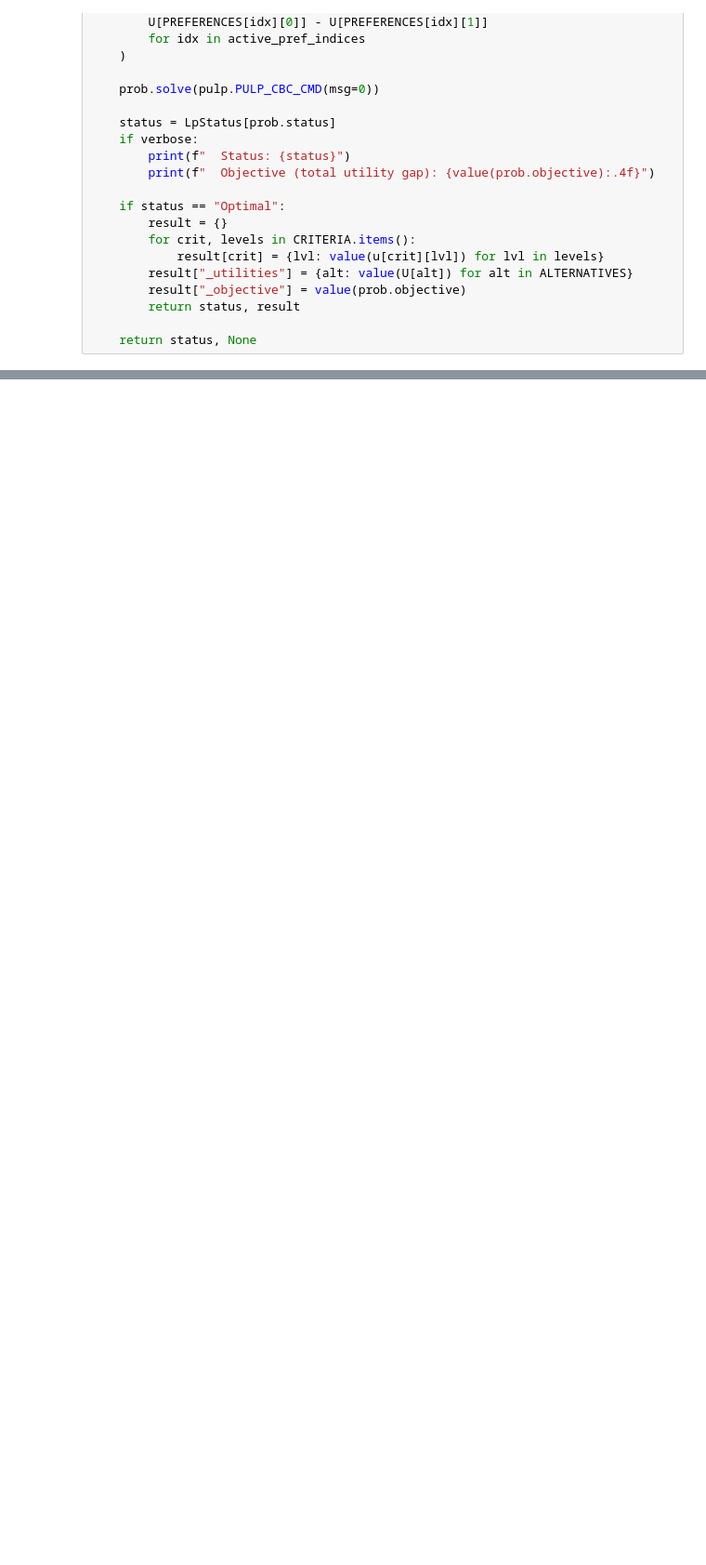
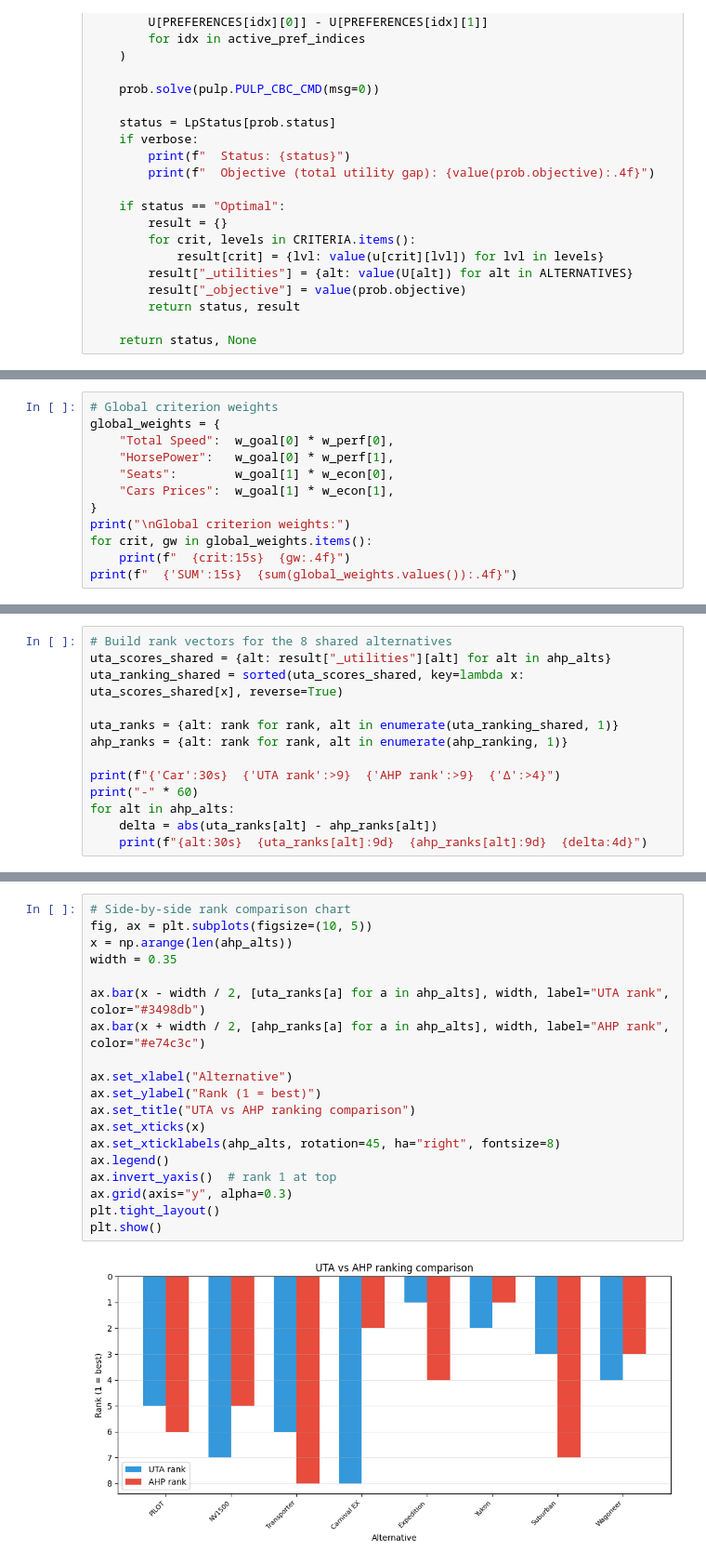
Before and after one commit to aleksanderhanski/decision-analysis-uta, a Jupyter notebook: project1.ipynb, the cells around one changed output, grey strips where cells are left out. Shown at 93% size. Drawn from its saved outputs; the diff is of its cells as text; blank space fills up the shorter version.

```diff
--- a/project1.ipynb
+++ b/project1.ipynb
@@ -768,0 +955,12 @@ plt.show()
+# %%
+# Global criterion weights
+global_weights = {
+    "Total Speed":  w_goal[0] * w_perf[0],
+    "HorsePower":   w_goal[0] * w_perf[1],
+    "Seats":        w_goal[1] * w_econ[0],
+    "Cars Prices":  w_goal[1] * w_econ[1],
+}
+print("\nGlobal criterion weights:")
+for crit, gw in global_weights.items():
+    print(f"  {crit:15s}  {gw:.4f}")
+print(f"  {'SUM':15s}  {sum(global_weights.values()):.4f}")
@@ -768,0 +1239,13 @@ plt.show()
+# %%
+# Build rank vectors for the 8 shared alternatives
+uta_scores_shared = {alt: result["_utilities"][alt] for alt in ahp_alts}
+uta_ranking_shared = sorted(uta_scores_shared, key=lambda x: uta_scores_shared[x], reverse=True)
+
+uta_ranks = {alt: rank for rank, alt in enumerate(uta_ranking_shared, 1)}
+ahp_ranks = {alt: rank for rank, alt in enumerate(ahp_ranking, 1)}
+
+print(f"{'Car':30s}  {'UTA rank':>9}  {'AHP rank':>9}  {'Δ':>4}")
+print("-" * 60)
+for alt in ahp_alts:
+    delta = abs(uta_ranks[alt] - ahp_ranks[alt])
+    print(f"{alt:30s}  {uta_ranks[alt]:9d}  {ahp_ranks[alt]:9d}  {delta:4d}")
@@ -768,0 +1292,21 @@ plt.show()
+# %%
+# Side-by-side rank comparison chart
+fig, ax = plt.subplots(figsize=(10, 5))
+x = np.arange(len(ahp_alts))
+width = 0.35
+
+ax.bar(x - width / 2, [uta_ranks[a] for a in ahp_alts], width, label="UTA rank", color="#3498db")
+ax.bar(x + width / 2, [ahp_ranks[a] for a in ahp_alts], width, label="AHP rank", color="#e74c3c")
+
+ax.set_xlabel("Alternative")
+ax.set_ylabel("Rank (1 = best)")
+ax.set_title("UTA vs AHP ranking comparison")
+ax.set_xticks(x)
+ax.set_xticklabels(ahp_alts, rotation=45, ha="right", fontsize=8)
+ax.legend()
+ax.invert_yaxis()  # rank 1 at top
+ax.grid(axis="y", alpha=0.3)
+plt.tight_layout()
+plt.show()
+# %% [output]
+[figure, added]
```
Also changed, not shown: parts of 48 cells of this notebook, 2 other files.
